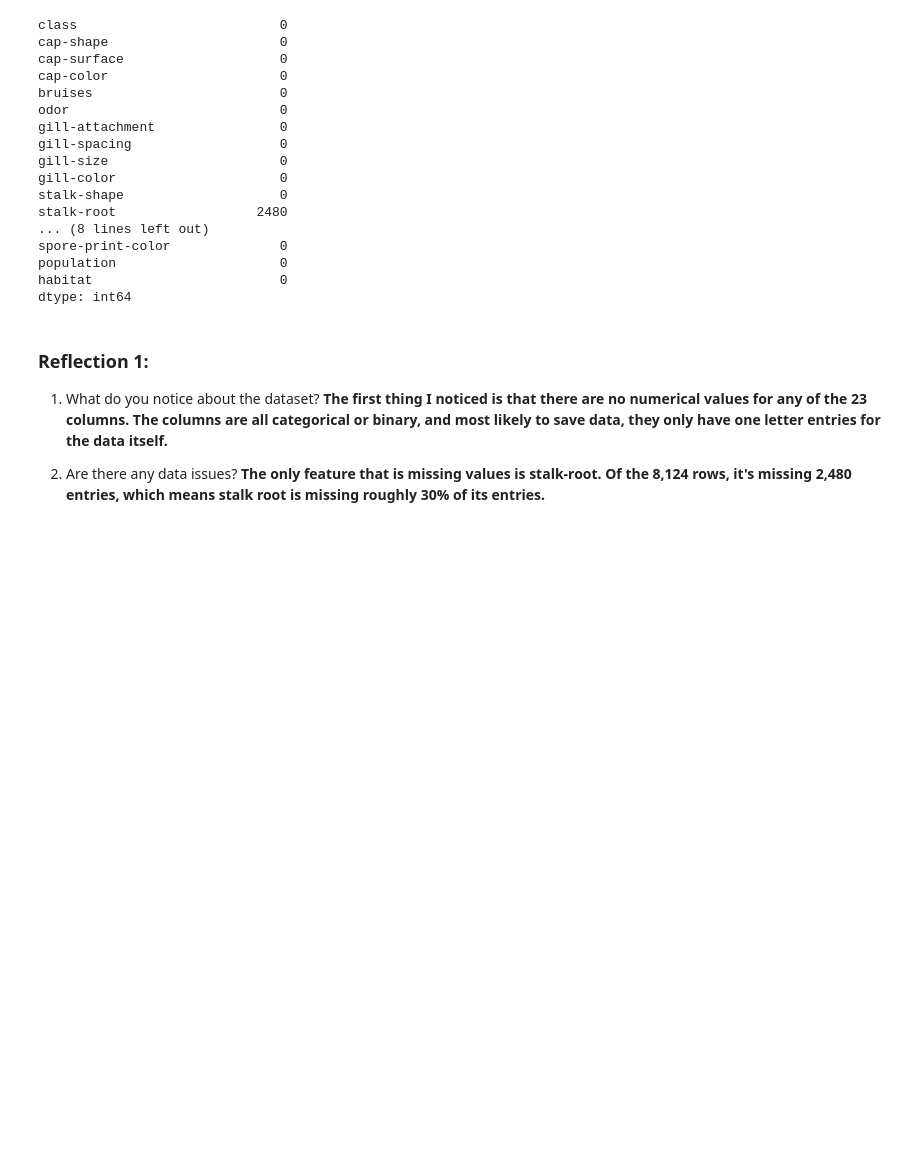
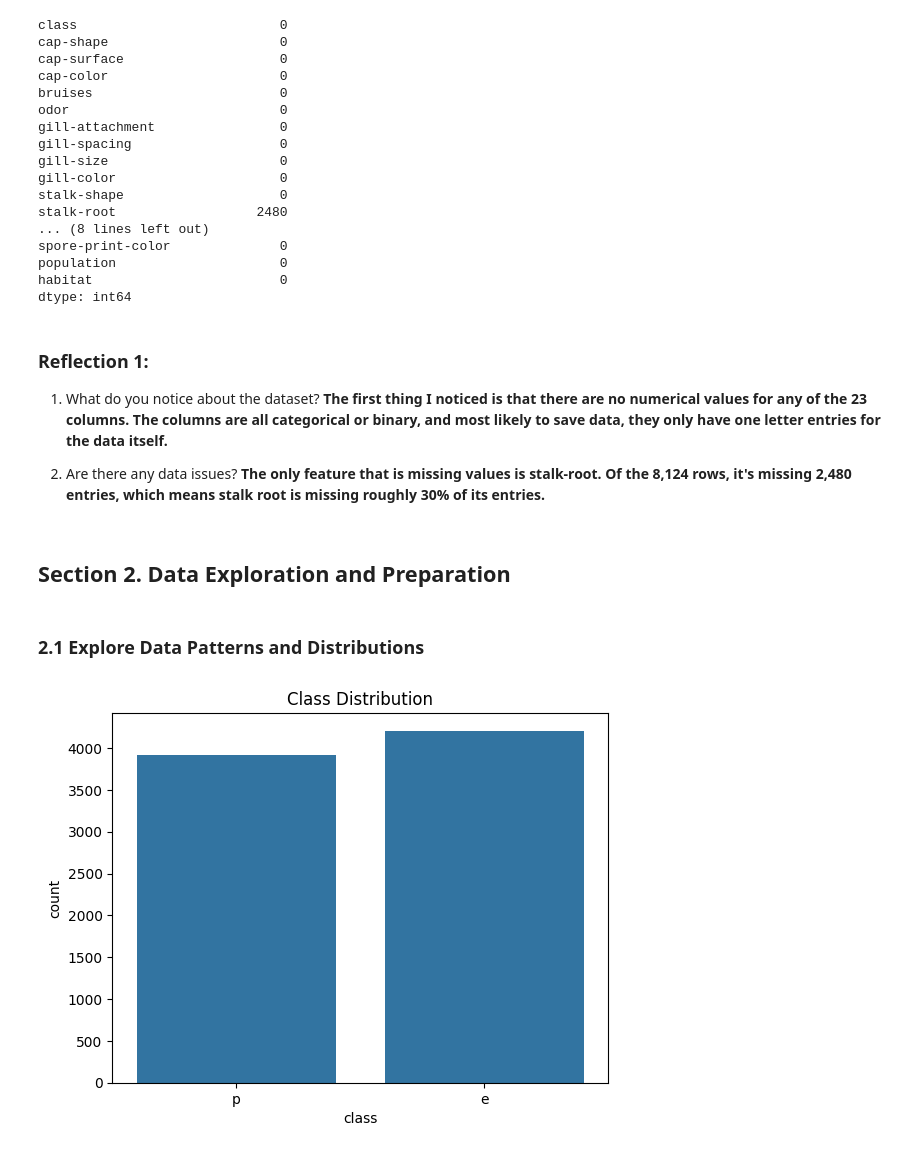
Before and after one commit to DMill31/ml_classification_miller, a Jupyter notebook: ml_midterm_miller.ipynb, the cells around one changed output. Drawn from its saved outputs; the diff is of its cells as text; code cells hidden in the pictures; blank space fills up the shorter version.

Commit message:
Completed section 2 of notebook

```diff
--- a/ml_midterm_miller.ipynb
+++ b/ml_midterm_miller.ipynb
@@ -119,3 +120,14 @@ dtype: int64
 1) What do you notice about the dataset? **The first thing I noticed is that there are no numerical values for any of the 23 columns.  The columns are all categorical or binary, and most likely to save data, they only have one letter entries for the data itself.**
 
 2) Are there any data issues?  **The only feature that is missing values is stalk-root.  Of the 8,124 rows, it's missing 2,480 entries, which means stalk root is missing roughly 30% of its entries.**
+# %% [markdown]
+## Section 2. Data Exploration and Preparation
+# %% [markdown]
+### 2.1 Explore Data Patterns and Distributions
+# %%
+# Create a count plot for class balance
+sns.countplot(x="class", data=mushrooms)
+plt.title("Class Distribution")
+plt.show()
+# %% [output]
+[figure, added]
```
Also changed, not shown: parts of 8 cells of this notebook.
